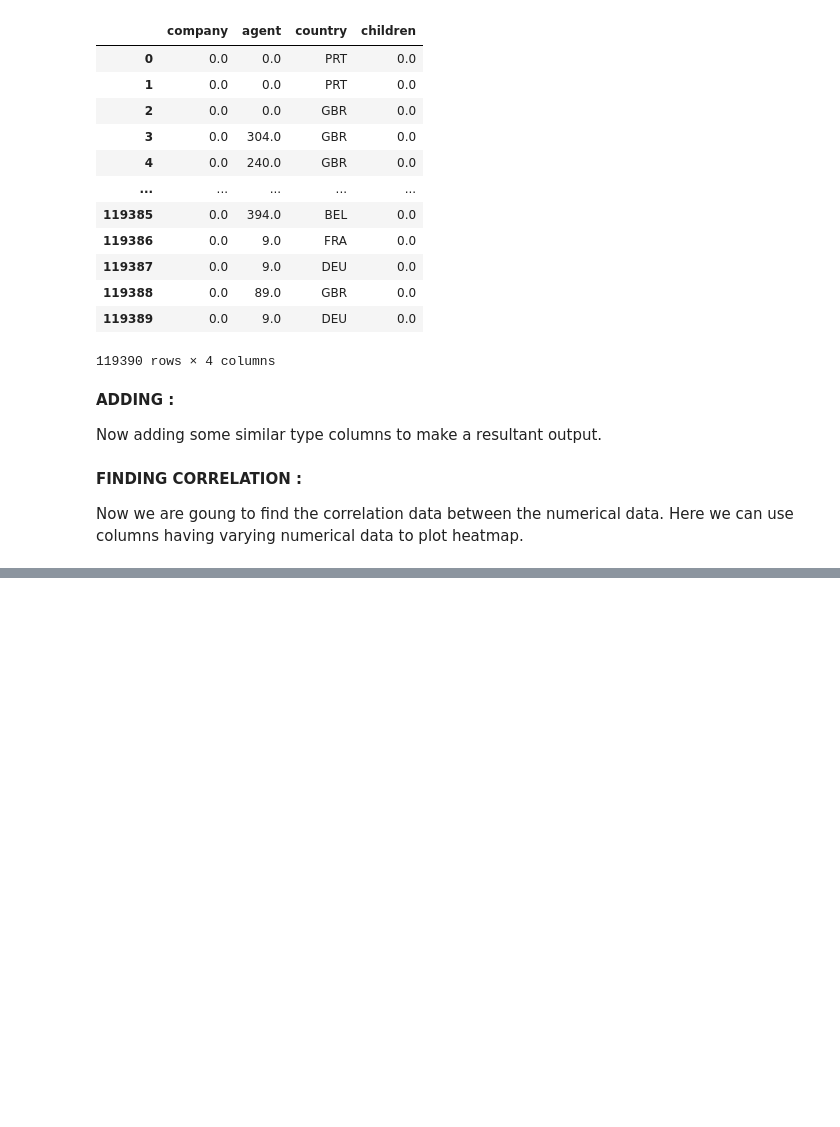
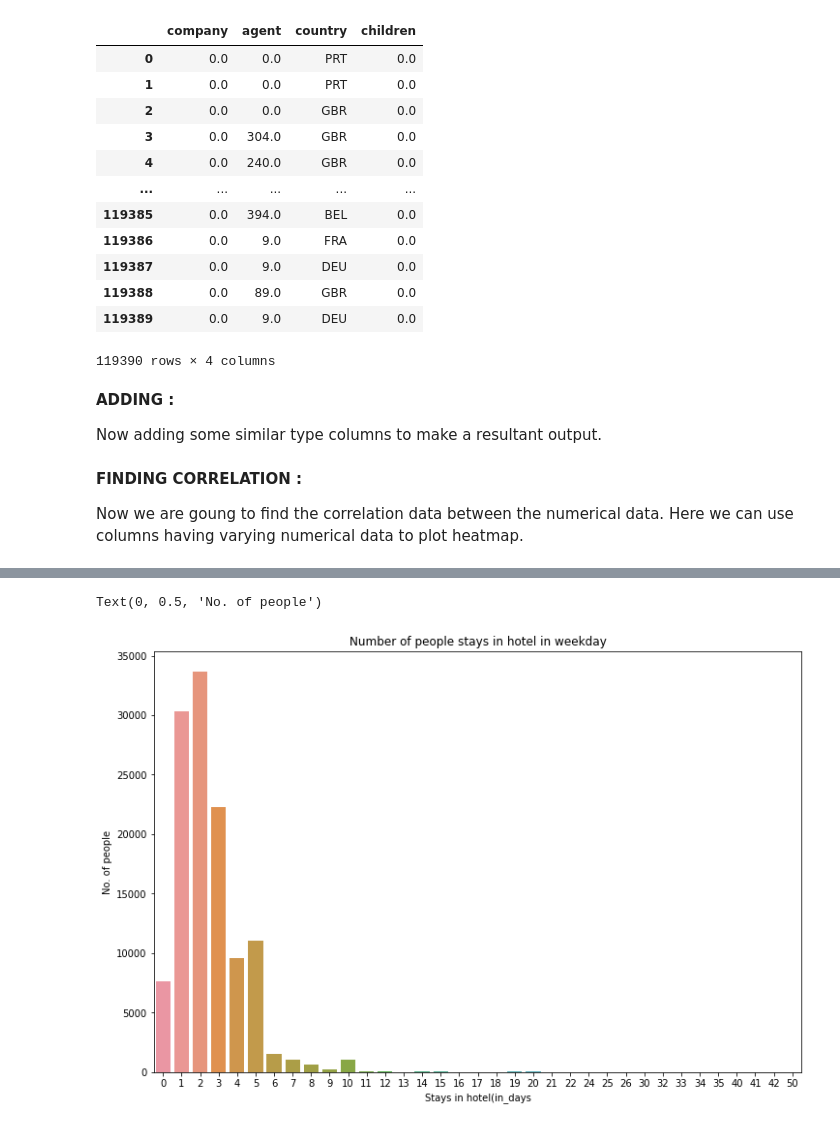
Before and after one commit to vikas6169/hotel-booking-analysis, a Jupyter notebook: Hotel_Booking_Analysis_Capstone_Project.ipynb, the cells around one changed output, grey strips where cells are left out. Drawn from its saved outputs; the diff is of its cells as text; code cells hidden in the pictures; blank space fills up the shorter version.

```diff
--- a/Hotel_Booking_Analysis_Capstone_Project.ipynb
+++ b/Hotel_Booking_Analysis_Capstone_Project.ipynb
@@ -219,0 +339,13 @@ NameError: ignored
+# %%
+# plt.figure(figsize=(16,8))
+# weekday = df_hotel_booking['stays_in_week_nights'].value_counts()
+# weekday.plot.bar()
+sns.countplot(x = df1.stays_in_week_nights);
+plt.gcf().set_size_inches(12,8)
+plt.xticks(rotation=0)
+plt.title("Number of people stays in hotel in weekday")
+plt.xlabel("Stays in hotel(in_days")
+plt.ylabel("No. of people")
+# %% [output]
+Text(0, 0.5, 'No. of people')
+[figure, added]
```
Also changed, not shown: parts of 16 cells of this notebook.
